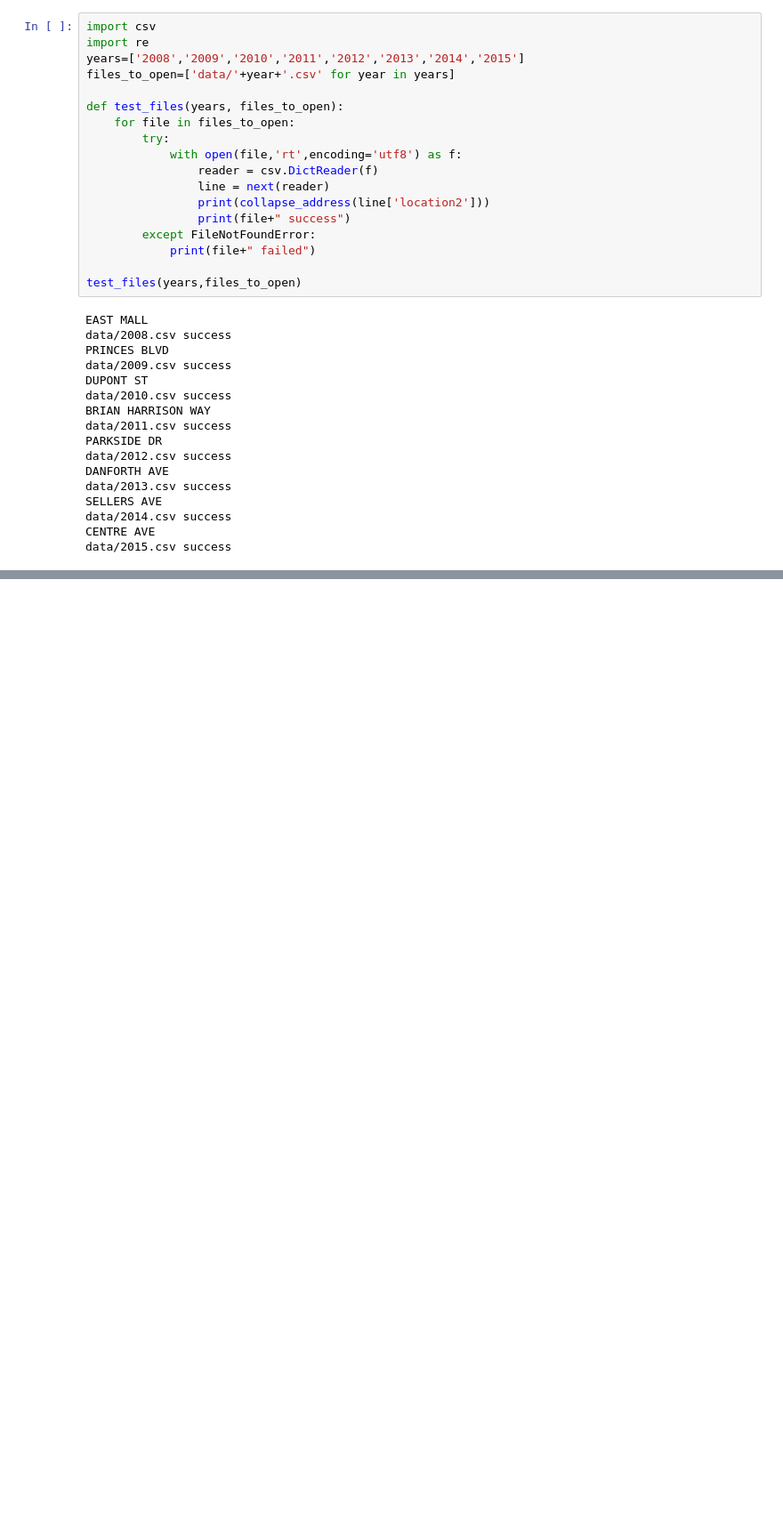
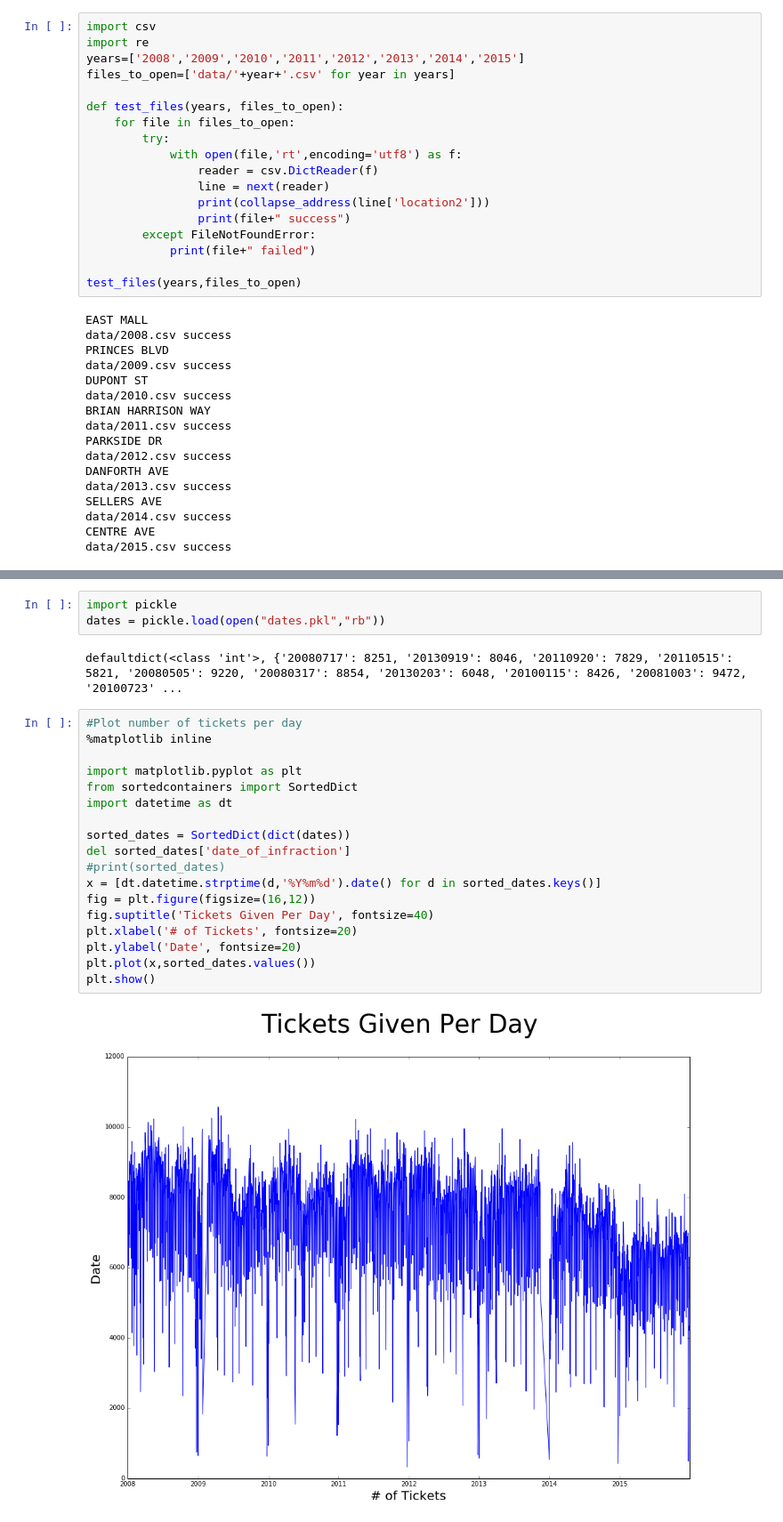
Before and after one commit to ewarman/parking-tickets, a Jupyter notebook: exploration.ipynb, the cells around one changed output, grey strips where cells are left out. Shown: that part at 89% size. Drawn from its saved outputs; the diff is of its cells as text; blank space fills up the shorter version.

Commit message:
pickled some objects -- should have used pandas haha

```diff
--- a/exploration.ipynb
+++ b/exploration.ipynb
@@ -111,0 +136,25 @@ PROCESSED 2015
+# %%
+import pickle
+dates = pickle.load(open("dates.pkl","rb"))
+# %% [output]
+defaultdict(<class 'int'>, {'20080717': 8251, '20130919': 8046, '20110920': 7829, '20110515': 5821, '20080505': 9220, '20080317': 8854, '20130203': 6048, '20100115': 8426, '20081003': 9472, '20100723' ...
+# %%
+#Plot number of tickets per day
+%matplotlib inline
+
+import matplotlib.pyplot as plt
+from sortedcontainers import SortedDict
+import datetime as dt
+
+sorted_dates = SortedDict(dict(dates))
+del sorted_dates['date_of_infraction']
+#print(sorted_dates)
+x = [dt.datetime.strptime(d,'%Y%m%d').date() for d in sorted_dates.keys()]
+fig = plt.figure(figsize=(16,12))
+fig.suptitle('Tickets Given Per Day', fontsize=40)
+plt.xlabel('# of Tickets', fontsize=20)
+plt.ylabel('Date', fontsize=20)
+plt.plot(x,sorted_dates.values())
+plt.show()
+# %% [output]
+[figure, added]
```
Also changed, not shown: parts of 5 cells of this notebook, 4 other files.
